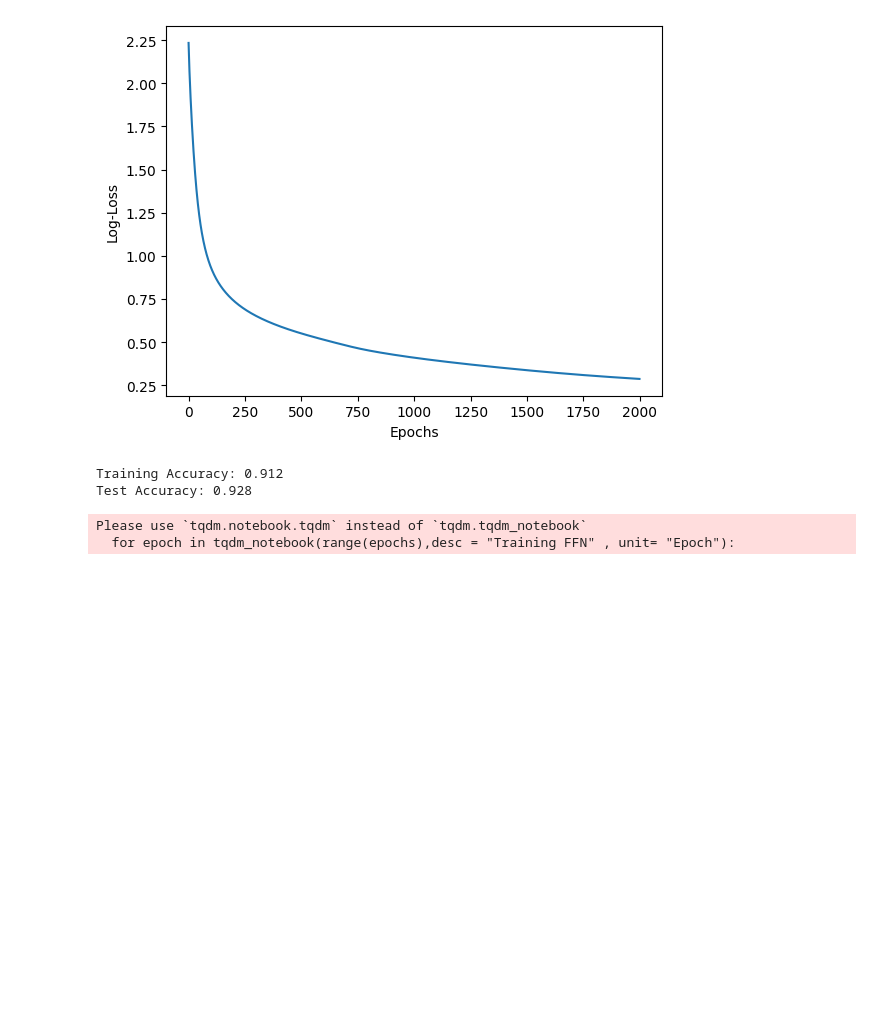
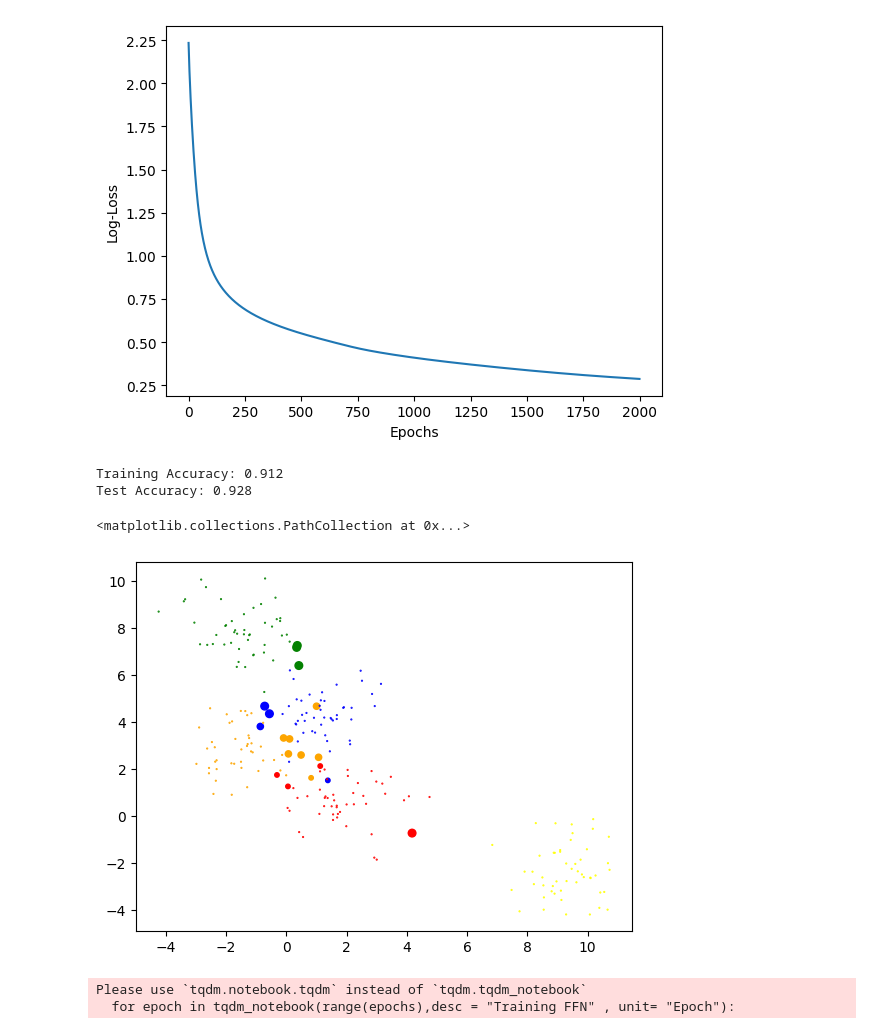
Before and after one commit to MouliChintakunta-AI/DLTutors, a Jupyter notebook: FinalVersionBackpropagation.ipynb, the cells around one changed output. Cells and saved outputs as stored; diff of their text form; code cells hidden in the pictures; blank space fills up the shorter version.

```diff
--- a/FinalVersionBackpropagation.ipynb
+++ b/FinalVersionBackpropagation.ipynb
@@ -119,6 +119,11 @@ print("Test Accuracy:",accuracy_score(Y_test,Y_test_pred))
 # %% [output]
 Training Accuracy: 0.912
 Test Accuracy: 0.928
+# %%
+plt.scatter(X_test[:,0],X_test[:,1],c=Y_test,cmap=my_cmap,s= 10 * np.abs(Y_test - Y_test_pred) + .3 )
+# %% [output]
+<matplotlib.collections.PathCollection at 0x...>
+[figure, added]
 # %%
 model1 = VBackpropagation(n_inputs = X_train.shape[1],n_outputs = Y_train_oh.shape[1],hidden= [9,16,32])
 model1.fit(X_train,Y_train_oh,epochs = 3000,learning_rate=.09)
```
